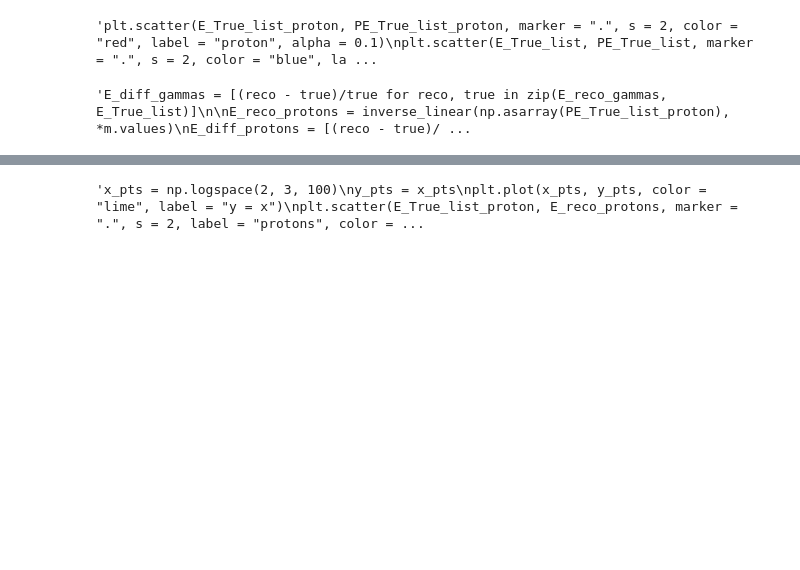
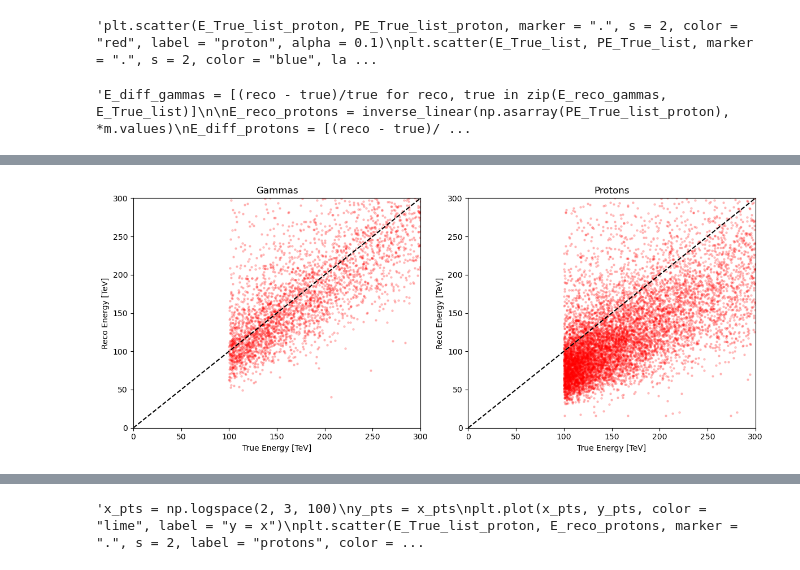
Before and after one commit to vgriecoSSM/multiPMT_GammaHadron_ML, a Jupyter notebook: multiPMT_reco/Ereco_fit_H_tank_4FF.ipynb, the cells around one changed output, grey strips where cells are left out. Saved outputs shown, nothing was run; the diff lists cells and outputs as text; code cells hidden in the pictures; blank space fills up the shorter version.

```diff
--- a/multiPMT_reco/Ereco_fit_H_tank_4FF.ipynb
+++ b/multiPMT_reco/Ereco_fit_H_tank_4FF.ipynb
@@ -195,3 +206,26 @@ plt.show()"""
+# %%
+fig, ax = plt.subplots(1, 2, figsize=(12, 5))
+
+ax[0].scatter(E_True_list, E_reco_gammas, marker = "o", s=5, alpha = 0.2, color = "red")
+ax[0].plot([0, 300], [0, 300], "--", color="black")
+ax[0].set_title("Gammas")
+ax[0].set_xlabel("True Energy [TeV]")
+ax[0].set_ylabel("Reco Energy [TeV]")
+ax[0].set_xlim(0, 300)
+ax[0].set_ylim(0, 300)
+
+ax[1].scatter(E_True_list_proton, E_reco_protons, marker = "o", s=5, alpha = 0.2, color = "red")
+ax[1].plot([0, 300], [0, 300], "--", color="black")
+ax[1].set_title("Protons")
+ax[1].set_xlabel("True Energy [TeV]")
+ax[1].set_ylabel("Reco Energy [TeV]")
+ax[1].set_xlim(0, 300)
+ax[1].set_ylim(0, 300)
+
+plt.tight_layout()
+plt.show()
+# %% [output]
+[figure, added]
 # %%
 print(m.values)
 # %% [output]
```
Also changed, not shown: parts of 9 cells of this notebook, 47 other files.
